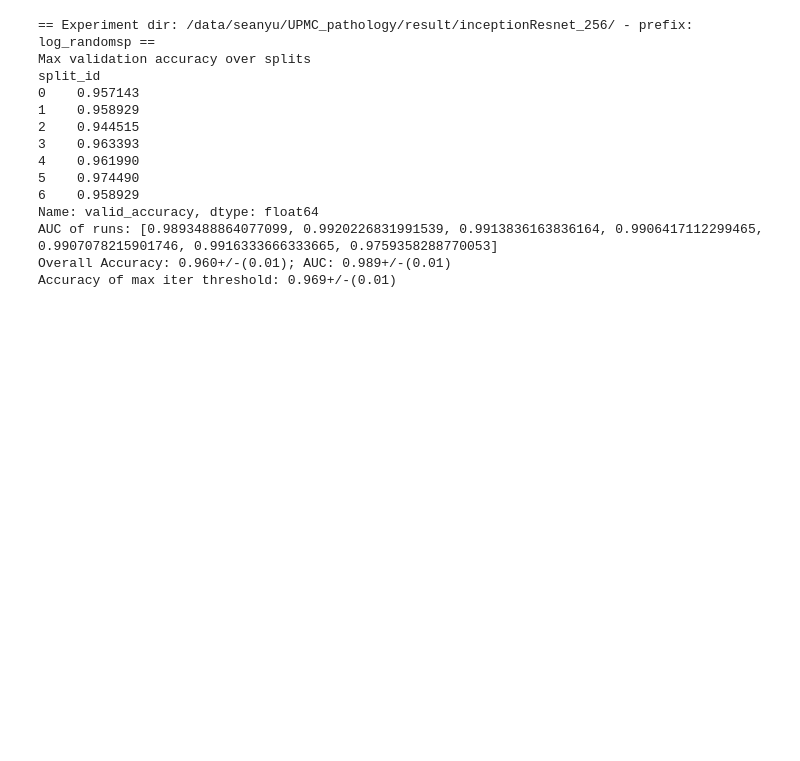
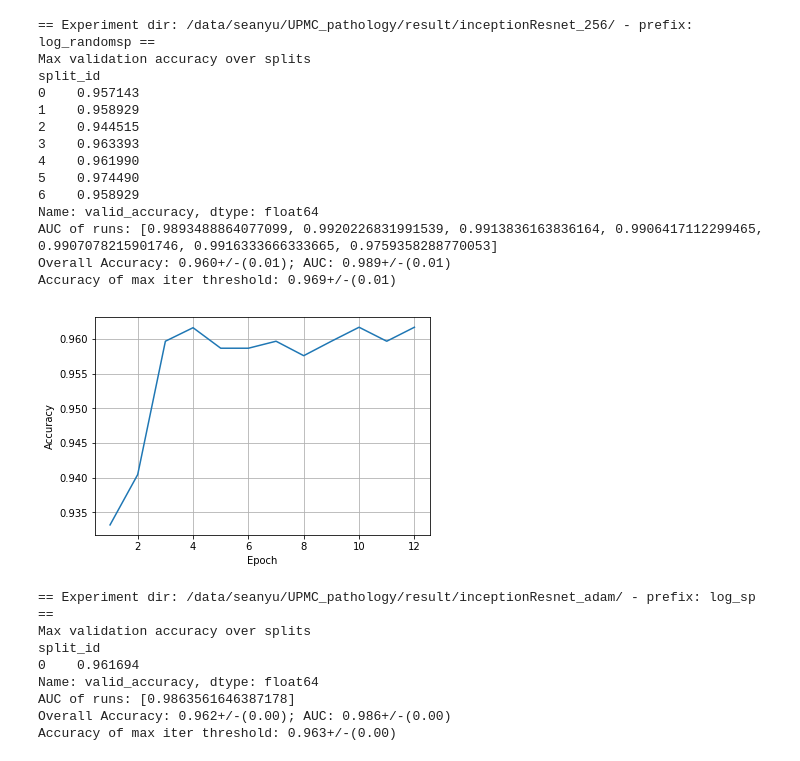
Before and after one commit to vashineyu/UPMC_mitosis, a Jupyter notebook: vis.ipynb, the cells around one changed output. Cells and saved outputs as stored; diff of their text form; code cells hidden in the pictures; blank space fills up the shorter version.

```diff
--- a/vis.ipynb
+++ b/vis.ipynb
@@ -156,3 +156,18 @@ Name: valid_accuracy, dtype: float64
 AUC of runs: [0.9893488864077099, 0.9920226831991539, 0.9913836163836164, 0.9906417112299465, 0.9907078215901746, 0.9916333666333665, 0.9759358288770053]
 Overall Accuracy: 0.960+/-(0.01); AUC: 0.989+/-(0.01)
 Accuracy of max iter threshold: 0.969+/-(0.01)
+# %%
+result_dir = "/data/seanyu/UPMC_pathology/result/inceptionResnet_adam/"
+log_prefix = "log_sp"
+result_prefix = "result_sp"
+df_get = vis_accuracy(result_dir=result_dir, log_prefix=log_prefix, result_prefix=result_prefix)
+# %% [output]
+[figure, added]
+== Experiment dir: /data/seanyu/UPMC_pathology/result/inceptionResnet_adam/ - prefix: log_sp ==
+Max validation accuracy over splits
+split_id
+0    0.961694
+Name: valid_accuracy, dtype: float64
+AUC of runs: [0.9863561646387178]
+Overall Accuracy: 0.962+/-(0.00); AUC: 0.986+/-(0.00)
+Accuracy of max iter threshold: 0.963+/-(0.00)
```
Also changed, not shown: parts of 2 cells of this notebook, 4 other files.
